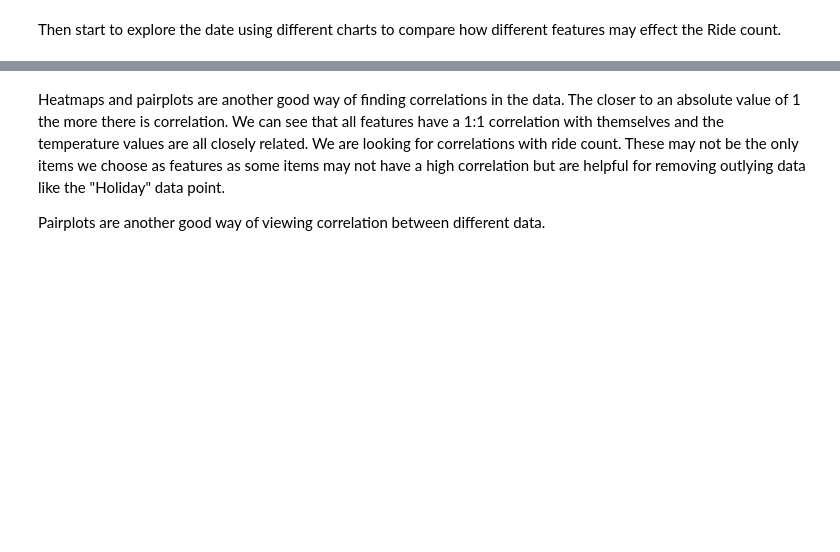
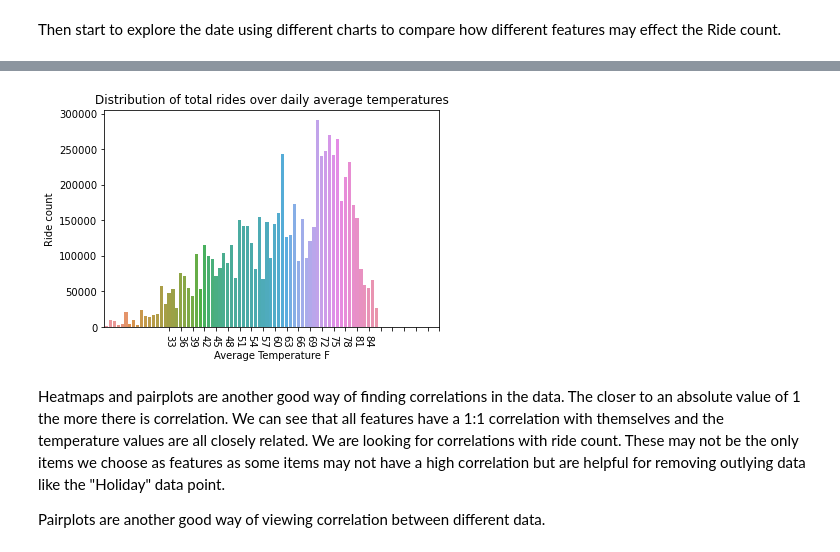
Before and after one commit to tylersoren/bike-share-prediction-app, a Jupyter notebook: models/ml-model.ipynb, the cells around one changed output, grey strips where cells are left out. Drawn from its saved outputs; the diff is of its cells as text; code cells hidden in the pictures; blank space fills up the shorter version.

Commit message:
fixed placeholder function for visuals

```diff
--- a/models/ml-model.ipynb
+++ b/models/ml-model.ipynb
@@ -328,11 +348,13 @@ plt.show()
 # %%
-temp_df=data_df.groupby(['TAVG']).sum()
+temp_df=data_df.groupby(['Average temp']).sum()
 sns.barplot(data=temp_df,x=temp_df.index,y='Ride count')
 plt.xticks(rotation=270)
 plt.title('Distribution of total rides over daily average temperatures')
 plt.xlabel('Average Temperature F')
 plt.xticks(np.arange(temp_df.index.min(), temp_df.index.max()+1, 3.0))
 plt.show()
+# %% [output]
+[figure, added]
 # %% [markdown]
 Heatmaps and pairplots are another good way of finding correlations in the data. The closer to an absolute value of 1 the more there is correlation. We can see that all features have a 1:1 correlation with themselves and the temperature values are all closely related.  We are looking for correlations with ride count.  These may not be the only items we choose as features as some items may not have a high correlation but are helpful for removing outlying data like the "Holiday" data point.
 
```
Also changed, not shown: parts of 22 cells of this notebook, 3 other files.
